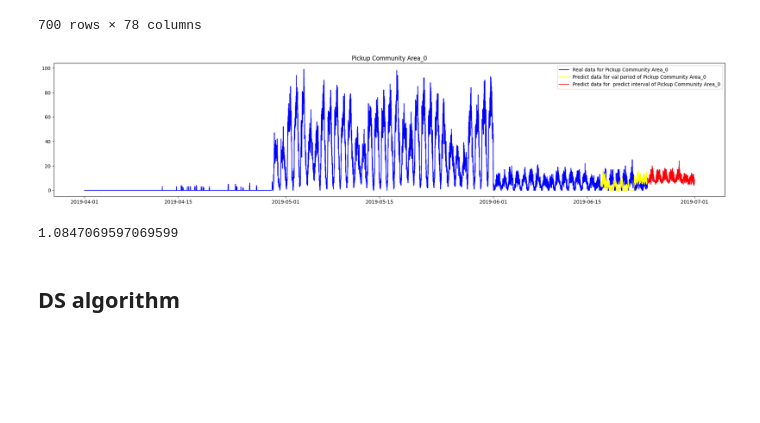
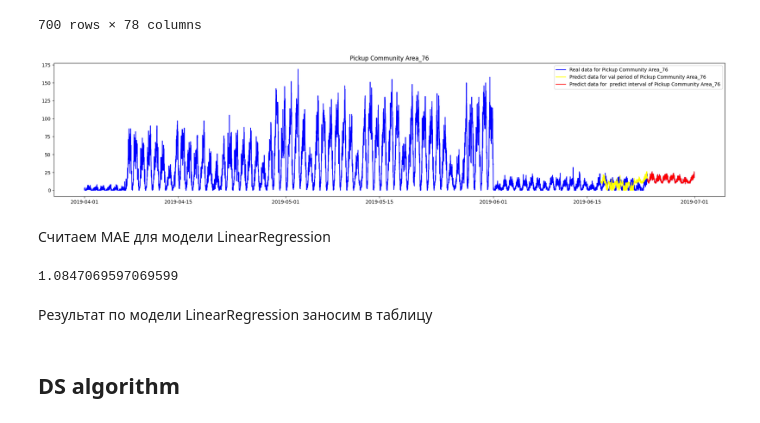
Before and after one commit to dbadeev/uber, a Jupyter notebook: uber.ipynb, the cells around one changed output. Saved outputs shown, nothing was run; the diff lists cells and outputs as text; code cells hidden in the pictures; blank space fills up the shorter version.

```diff
--- a/uber.ipynb
+++ b/uber.ipynb
@@ -401,6 +487,5 @@ df_holt_predict = pd.read_csv('data/taxi_submission_file.csv', index_col='Trip S
 df_holt_predict.fillna(0.0, inplace=True)
 
 for area in df_train:
-	model = Holt(np.asarray(df[area])).fit(smoothing_level=0.2, smoothing_trend=0.00045, optimized=False, use_brute=True)
-	df_holt_predict[area] = model.forecast(672)
-	# df_holt_predict[area] = model.fittedvalues[:672]
+	model_holt = Holt(np.asarray(df[area])).fit(smoothing_level=0.2, smoothing_trend=0.00045, optimized=False, use_brute=True)
+	df_holt_predict[area] = model_holt.forecast(672)
@@ -541,9 +679,8 @@ df_results.loc[ len(df_results.index )] = ['Exponential Smoothing (Holt-Winters)
 # %%
-import statsmodels.api as sm
-
 n = 0
-for area in df_train:
-	p = sm.tsa.stattools.adfuller(df_train[area])[1]
+for area in df:
+	p = sm.tsa.stattools.adfuller(df[area])[1]
+	print(f'p for {area}: {p}')
 	if p > 0.05:
 		print(f'Ряд по области {area} не является стационарным. По критерию Дики-Фуллера p-value = {p}')
 if n == 0:
@@ -637,12 +787,11 @@ Freq: 15T, Length: 672, dtype: float64
 # %%
+warnings.simplefilter(action = 'ignore', category = Warning)
+
 df_val_predict = df_val.copy() * 0.0
 for area in df_train:
-
-	model_arima = SARIMAX(np.asarray(df_train[area]), order=(2, 0, 3), seasonal_order=(0, 0, 1, 4))
+	model_arima = SARIMAX(np.asarray(df_train[area]), order=(5, 0, 5), seasonal_order=(0, 0, 0, 0))
 	sarima_ = model_arima.fit()
-	# df_val_predict[area] = result.predict(len(df[area])-671,len(df_train[area]))
 	df_val_predict[area] = sarima_.get_prediction(start=len(df_train[area]), end=len(df_train[area]) + 671).predicted_mean
-	# df_val_predict[area] = result.forecast(672)
 # %% [output]
  This problem is unconstrained.
 RUNNING THE L-BFGS-B CODE
@@ -758,7 +923,8 @@ df_sarimax_predict = pd.read_csv('data/taxi_submission_file.csv', index_col='Tri
 df_sarimax_predict.fillna(0.0, inplace=True)
 # %%
 for area in df_train:
-	model_arima = SARIMAX(np.asarray(df[area]), order=(2, 0, 3), seasonal_order=(0, 0, 1, 4))
+	# model_arima = SARIMAX(np.asarray(df[area]), order=(2, 0, 3), seasonal_order=(0, 0, 1, 4))
+	model_arima = SARIMAX(np.asarray(df[area]), order=(5, 0, 5), seasonal_order=(0, 0, 0, 0))
 	sarima_ = model_arima.fit()
 	# df_val_predict[area] = results.get_prediction(len(df_train[area])-671,len(df_train[area]))
 	# df_sarimax_predict[area] = results.get_prediction(len(df[area])-671,len(df[area]), dynamic=False)
@@ -1050,21 +1178,25 @@ df_total.tail(700)
 | 2019-06-30 23:45:00 | 9.0 | 1.0 | 1.0 | 1.0 | ... |
 700 rows × 78 columns
 # %%
-for area in df_total[df_total.columns[:1]]:
+for area in df_total[df_total.columns[76:77]]:
 	plt.figure(figsize=(25,5))
 	plt.plot(df_total[area], label=f'Real data for {area}', color='blue')
 	plt.plot(df_val_predict[area], label=f'Predict data for val period of {area}', color='yellow')
 	plt.plot(df_ml[area], label=f'Predict data for  predict interval of {area}', color='red')
 	plt.legend(loc='best')
 	plt.title(area)
 	plt.show()
 # %% [output]
-[figure, old version]
+[figure, new version]
+# %% [markdown]
+Считаем МАЕ для модели LinearRegression
 # %%
 res_mae = mean_absolute_error(df_val, df_val_predict)
 res_mae
 # %% [output]
 1.0847069597069599
+# %% [markdown]
+Результат по модели LinearRegression заносим в таблицу
 # %%
 df_results.loc[ len(df_results.index )] = ['ML (Linear Regression)', round(res_mae, 2)]
 # %% [markdown]
```
Also changed, not shown: parts of 112 cells of this notebook, 1 other file.
